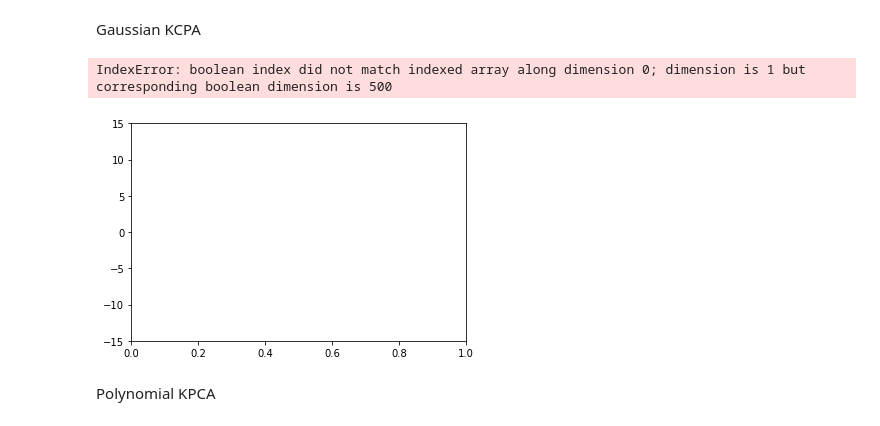
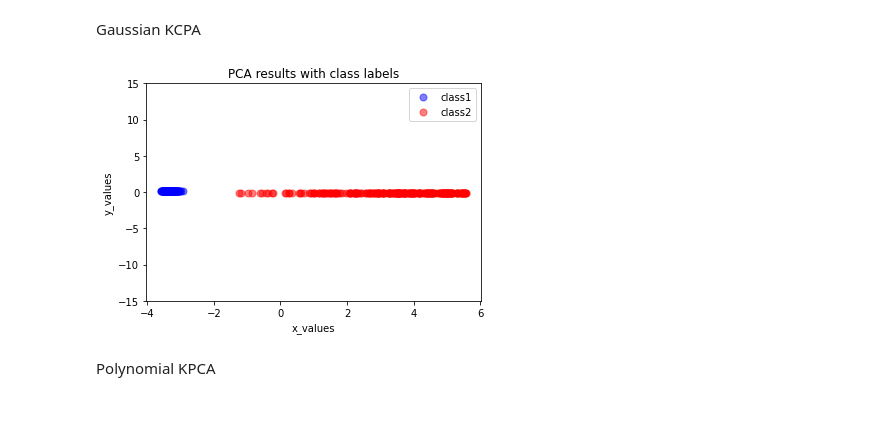
Before and after one commit to Yangliule/535-final-project, a Jupyter notebook: 535 Final Project_combined.ipynb, the cells around one changed output. Saved outputs shown, nothing was run; the diff lists cells and outputs as text; code cells hidden in the pictures.

```diff
--- a/535 Final Project_combined.ipynb
+++ b/535 Final Project_combined.ipynb
@@ -257,16 +235,16 @@ Gaussian KCPA
 # %%
 gaussian_transformed = gaussian_kernel(X, 15)
 gaussian_KPCA_result = svd_pca(gaussian_transformed, n_components = 1)
+gaussian_KPCA_result = gaussian_KPCA_result.transpose()
 plt.ylim([-15,15])
 plt.plot(gaussian_KPCA_result[y==0, 0],np.zeros((250,1))+0.1 ,'o', markersize=7, color='blue', alpha=0.5, label='class1')
 plt.plot(gaussian_KPCA_result[y==1, 0],np.zeros((250,1))-0.1,'o', markersize=7, color='red', alpha=0.5, label='class2')
 plt.xlabel('x_values')
 plt.ylabel('y_values')
 plt.legend()
 plt.title('PCA results with class labels')
 plt.show()
 # %% [output]
-IndexError: boolean index did not match indexed array along dimension 0; dimension is 1 but corresponding boolean dimension is 500
-[figure, old version]
+[figure, new version]
 # %% [markdown]
 Polynomial KPCA
```
Also changed, not shown: parts of 7 cells of this notebook.
